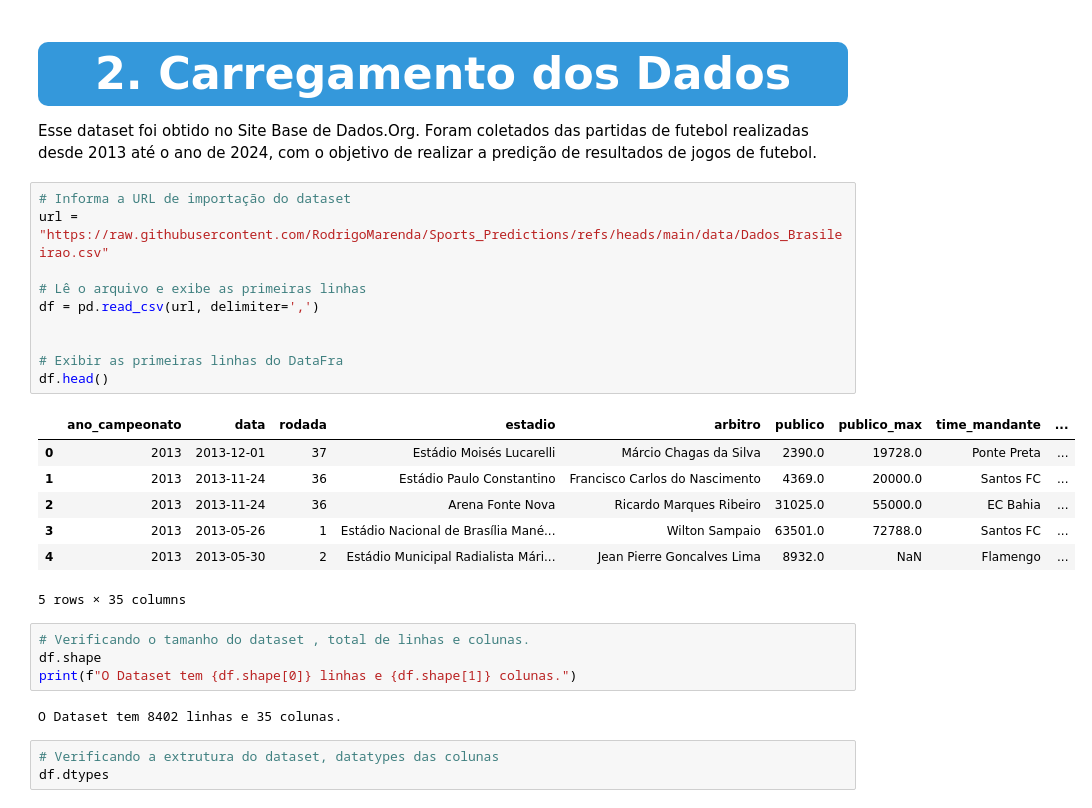
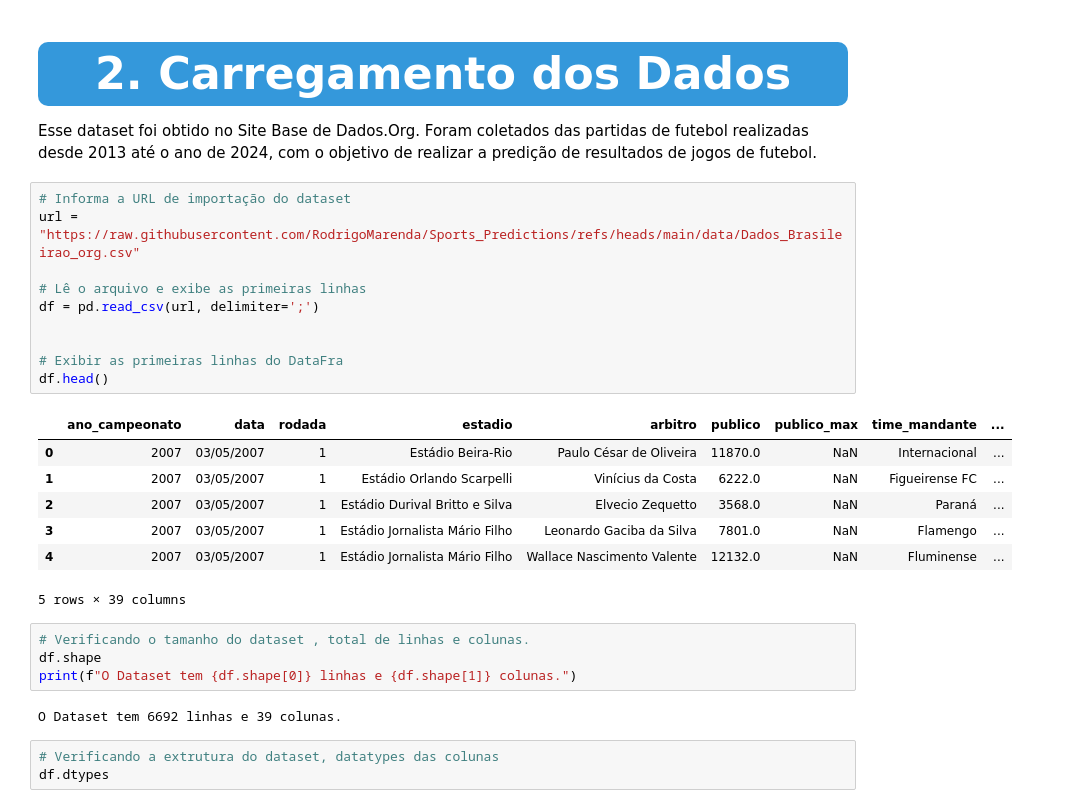
Before and after one commit to RodrigoMarenda/Sports_Predictions, a Jupyter notebook: notebooks/Sports_Predctions.ipynb, the cells around one changed output. Saved outputs shown, nothing was run; the diff lists cells and outputs as text.

```diff
--- a/notebooks/Sports_Predctions.ipynb
+++ b/notebooks/Sports_Predctions.ipynb
@@ -139,28 +139,28 @@ warnings.filterwarnings("ignore")
 Esse dataset foi obtido no Site Base de Dados.Org. Foram coletados das partidas de futebol realizadas desde 2013 até o ano de 2024, com o objetivo de realizar a predição de resultados de jogos de futebol.
 # %%
 # Informa a URL de importação do dataset
-url = "https://raw.githubusercontent.com/RodrigoMarenda/Sports_Predictions/refs/heads/main/data/Dados_Brasileirao.csv"
+url = "https://raw.githubusercontent.com/RodrigoMarenda/Sports_Predictions/refs/heads/main/data/Dados_Brasileirao_org.csv"
 
 # Lê o arquivo e exibe as primeiras linhas
-df = pd.read_csv(url, delimiter=',')
+df = pd.read_csv(url, delimiter=';')
 
 
 # Exibir as primeiras linhas do DataFra
 df.head()
 # %% [output]
 |  | ano_campeonato | data | rodada | estadio | arbitro | publico | publico_max | time_mandante | ... |
-| 0 | 2013 | 2013-12-01 | 37 | Estádio Moisés Lucarelli | Márcio Chagas da Silva | 2390.0 | 19728.0 | Ponte Preta | ... |
-| 1 | 2013 | 2013-11-24 | 36 | Estádio Paulo Constantino | Francisco Carlos do Nascimento | 4369.0 | 20000.0 | Santos FC | ... |
-| 2 | 2013 | 2013-11-24 | 36 | Arena Fonte Nova | Ricardo Marques Ribeiro | 31025.0 | 55000.0 | EC Bahia | ... |
-| 3 | 2013 | 2013-05-26 | 1 | Estádio Nacional de Brasília Mané... | Wilton Sampaio | 63501.0 | 72788.0 | Santos FC | ... |
-| 4 | 2013 | 2013-05-30 | 2 | Estádio Municipal Radialista Mári... | Jean Pierre Goncalves Lima | 8932.0 | NaN | Flamengo | ... |
+| 0 | 2007 | 03/05/2007 | 1 | Estádio Beira-Rio | Paulo César de Oliveira | 11870.0 | NaN | Internacional | ... |
+| 1 | 2007 | 03/05/2007 | 1 | Estádio Orlando Scarpelli | Vinícius da Costa | 6222.0 | NaN | Figueirense FC | ... |
+| 2 | 2007 | 03/05/2007 | 1 | Estádio Durival Britto e Silva | Elvecio Zequetto | 3568.0 | NaN | Paraná | ... |
+| 3 | 2007 | 03/05/2007 | 1 | Estádio Jornalista Mário Filho | Leonardo Gaciba da Silva | 7801.0 | NaN | Flamengo | ... |
+| 4 | 2007 | 03/05/2007 | 1 | Estádio Jornalista Mário Filho | Wallace Nascimento Valente | 12132.0 | NaN | Fluminense | ... |
-5 rows × 35 columns
+5 rows × 39 columns
 # %%
 # Verificando o tamanho do dataset , total de linhas e colunas.
 df.shape
 print(f"O Dataset tem {df.shape[0]} linhas e {df.shape[1]} colunas.")
 # %% [output]
-O Dataset tem 8402 linhas e 35 colunas.
+O Dataset tem 6692 linhas e 39 colunas.
 # %%
 # Verificando a extrutura do dataset, datatypes das colunas
 df.dtypes
```
Also changed, not shown: parts of 15 cells of this notebook.
